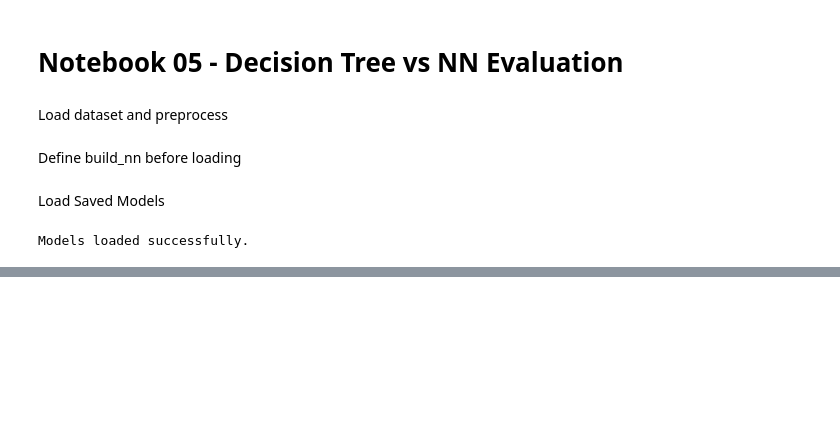
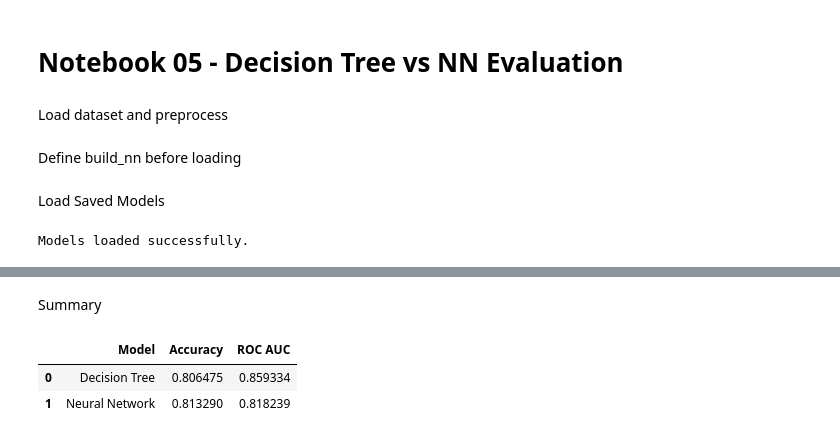
Before and after one commit to Sahan1644/ML-Churn, a Jupyter notebook: notebooks/05 Model Evaluation & Comparison.ipynb, the cells around one changed output, grey strips where cells are left out. Cells and saved outputs as stored; diff of their text form; code cells hidden in the pictures; blank space fills up the shorter version.

```diff
--- a/notebooks/05 Model Evaluation & Comparison.ipynb
+++ b/notebooks/05 Model Evaluation & Comparison.ipynb
@@ -51,0 +134,13 @@ Models loaded successfully.
+# %% [markdown]
+Summary
+# %%
+summary = pd.DataFrame({
+    'Model': ['Decision Tree', 'Neural Network'],
+    'Accuracy': [accuracy_score(y, y_pred_dt), accuracy_score(y, y_pred_nn)],
+    'ROC AUC': [dt_auc, nn_auc]
+})
+summary
+# %% [output]
+|  | Model | Accuracy | ROC AUC |
+| 0 | Decision Tree | 0.806475 | 0.859334 |
+| 1 | Neural Network | 0.813290 | 0.818239 |
```
Also changed, not shown: parts of 12 cells of this notebook.
